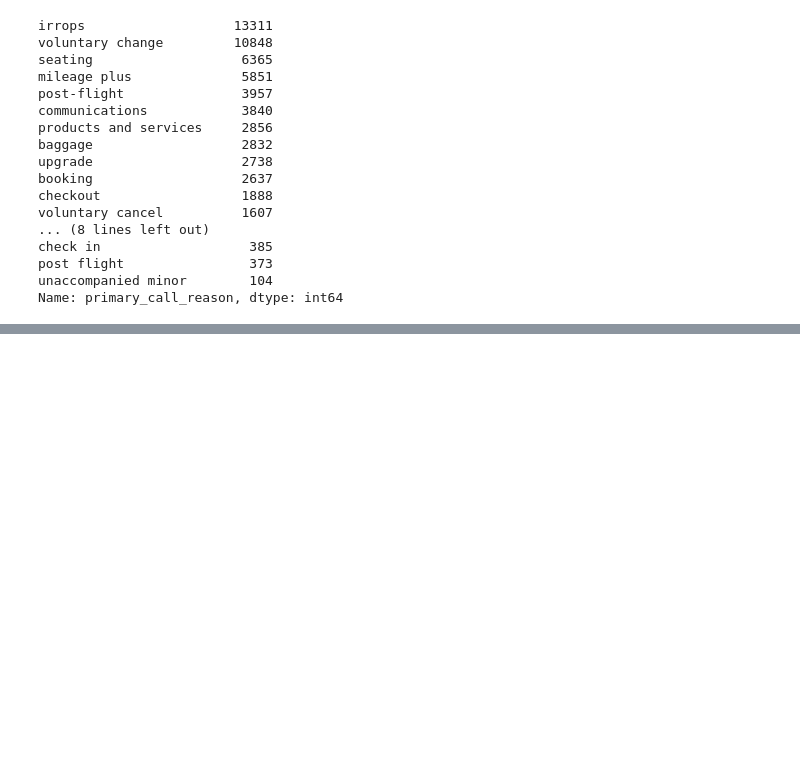
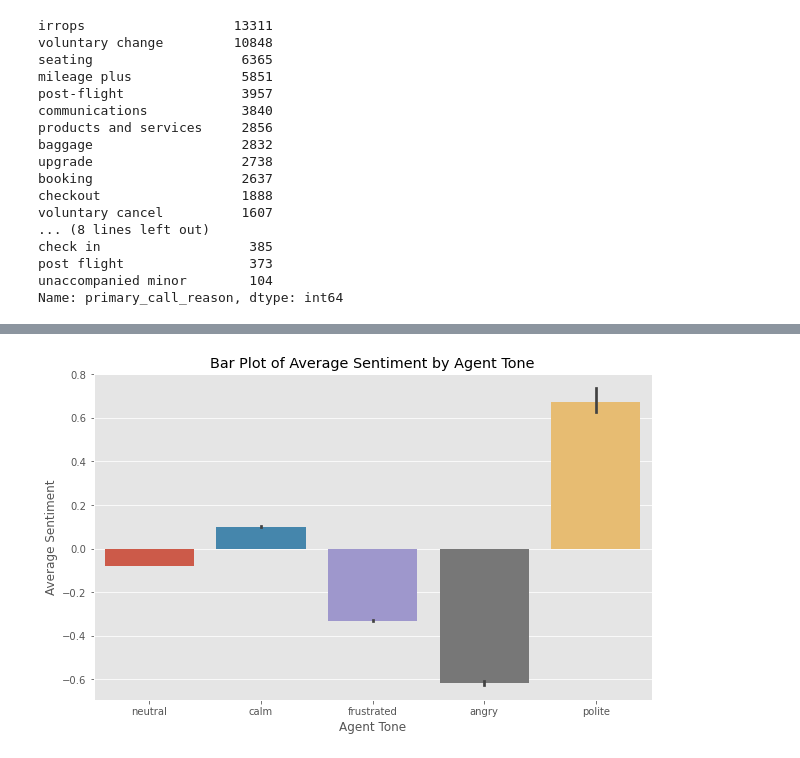
Before and after one commit to NaheedAnju/BlueMoon, a Jupyter notebook: United_Airlines.ipynb, the cells around one changed output, grey strips where cells are left out. Drawn from its saved outputs; the diff is of its cells as text; code cells hidden in the pictures; blank space fills up the shorter version.

```diff
--- a/United_Airlines.ipynb
+++ b/United_Airlines.ipynb
@@ -189,0 +343,9 @@ KeyError: 'call_end_datetime'
+# %%
+plt.figure(figsize=(10, 6))
+sns.barplot(x='agent_tone', y='average_sentiment', data=calls_sentiment)
+plt.title('Bar Plot of Average Sentiment by Agent Tone')
+plt.xlabel('Agent Tone')
+plt.ylabel('Average Sentiment')
+plt.show()
+# %% [output]
+[figure, added]
```
Also changed, not shown: parts of 28 cells of this notebook.
